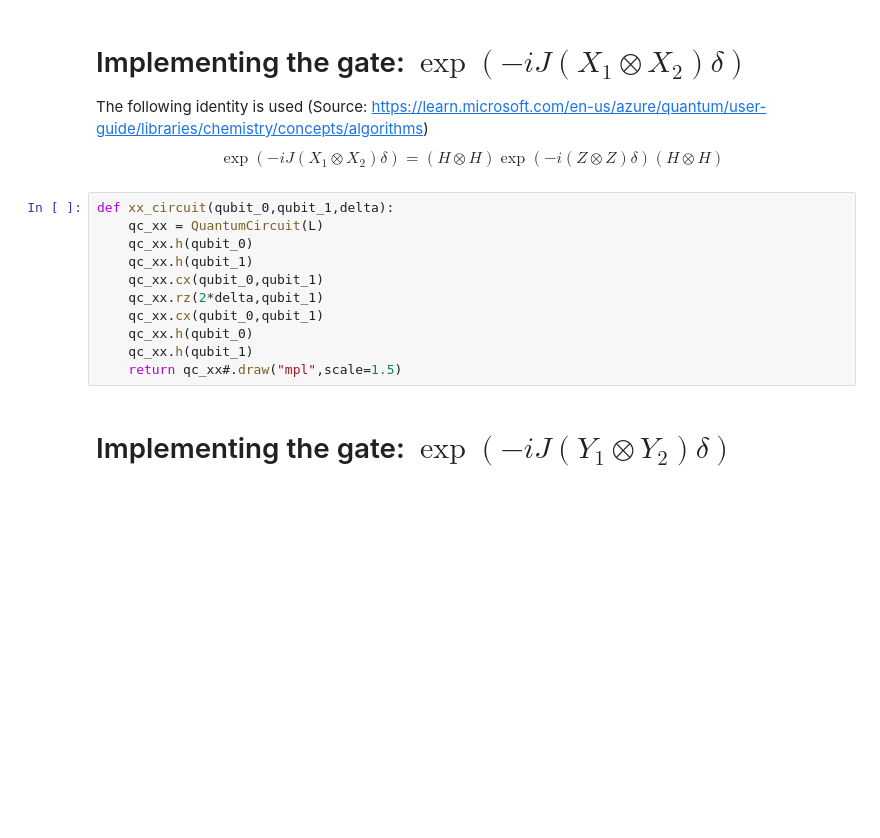
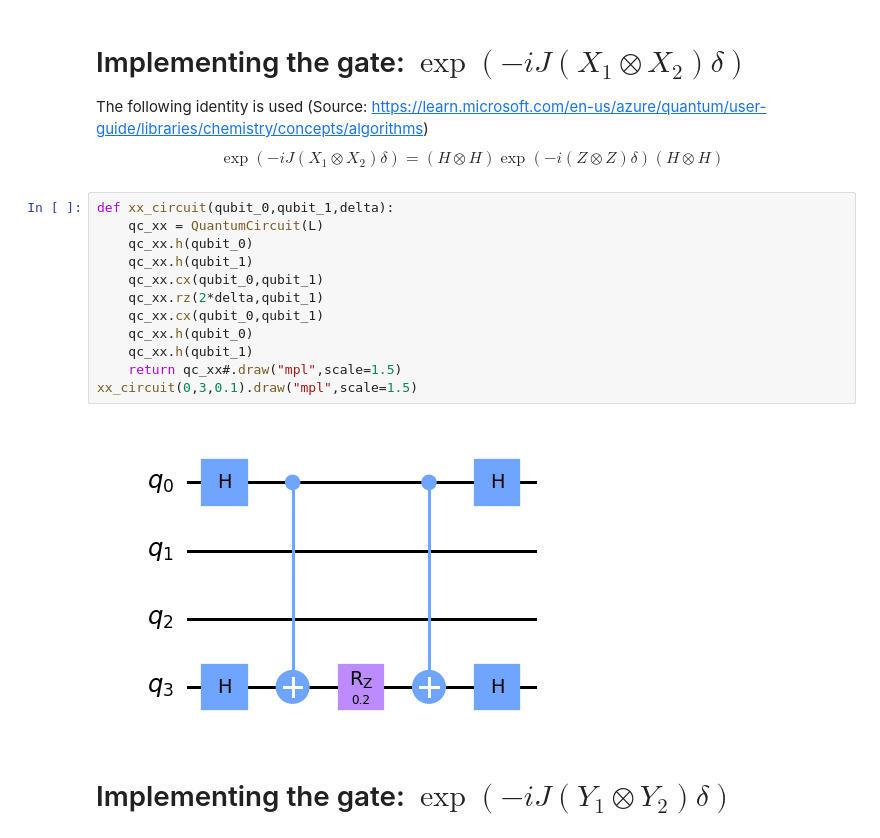
Before and after one commit to psasanka1729/hamiltonian_evolution_heisenberg_model, a Jupyter notebook: Hamiltonian_simulation_Heisenberg_model_qiskit.ipynb, the cells around one changed output. Cells and saved outputs as stored; diff of their text form; blank space fills up the shorter version.

```diff
--- a/Hamiltonian_simulation_Heisenberg_model_qiskit.ipynb
+++ b/Hamiltonian_simulation_Heisenberg_model_qiskit.ipynb
@@ -28,14 +31,17 @@ $$\exp(-iJ(X_{1} \otimes X_{2}) \delta) = (H \otimes H) \exp(-i(Z \otimes Z)\del
 # %%
 def xx_circuit(qubit_0,qubit_1,delta):
     qc_xx = QuantumCircuit(L)
     qc_xx.h(qubit_0)
     qc_xx.h(qubit_1)
     qc_xx.cx(qubit_0,qubit_1)
     qc_xx.rz(2*delta,qubit_1)
     qc_xx.cx(qubit_0,qubit_1)
     qc_xx.h(qubit_0)
     qc_xx.h(qubit_1)
     return qc_xx#.draw("mpl",scale=1.5)
+xx_circuit(0,3,0.1).draw("mpl",scale=1.5)
+# %% [output]
+[figure, added]
 # %% [markdown]
 # Implementing the gate: $\exp(-iJ(Y_{1} \otimes Y_{2}) \delta)$
 # %%
```
Also changed, not shown: parts of 3 cells of this notebook.
